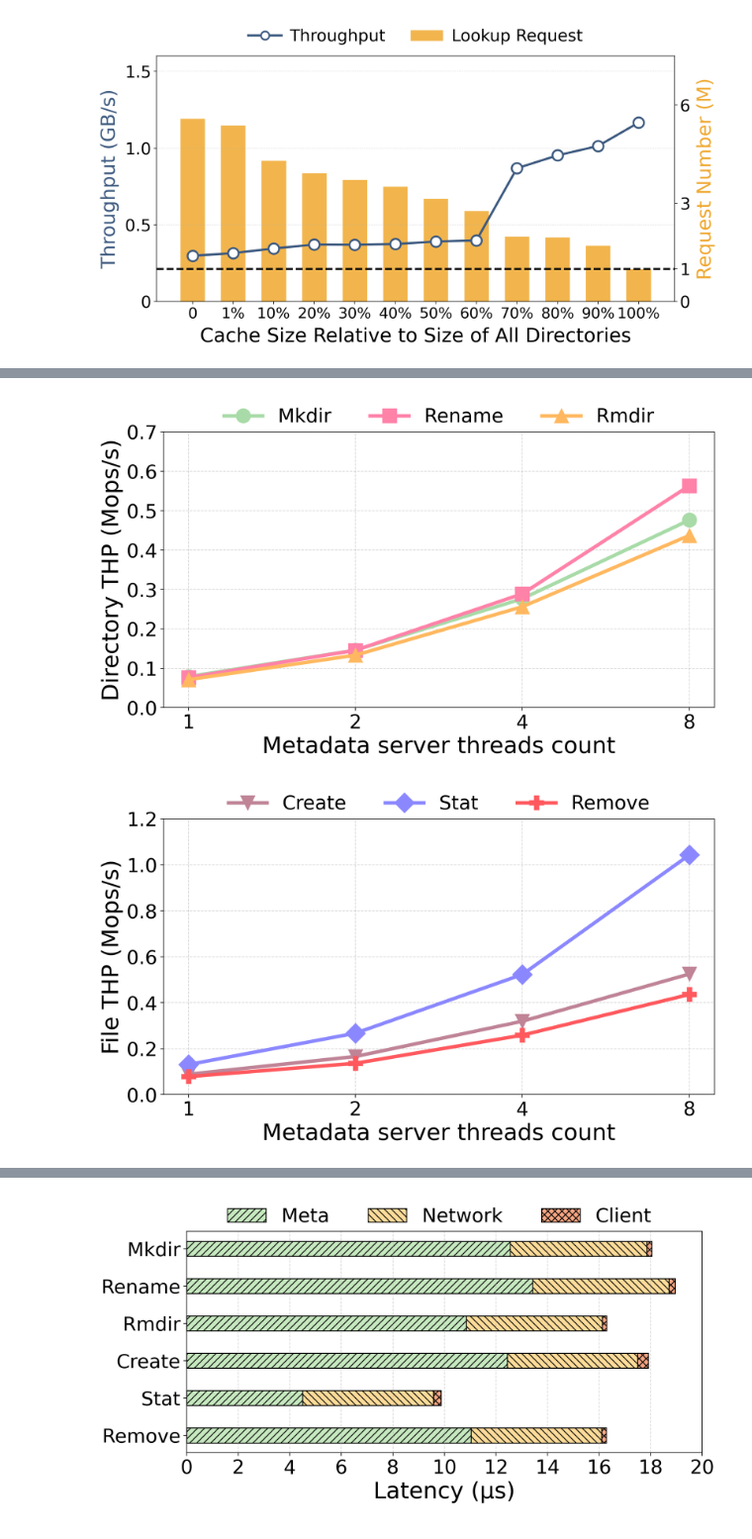
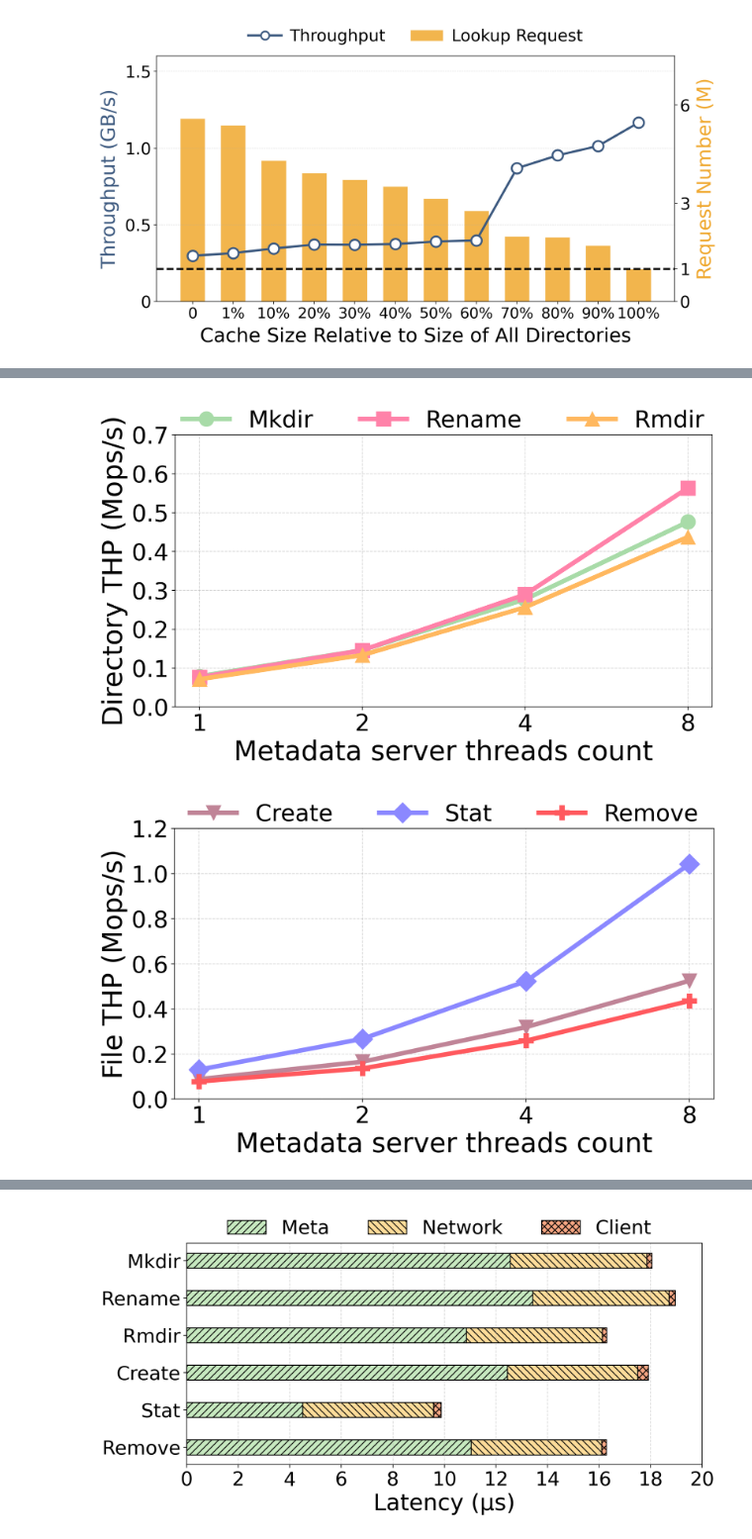
Before and after one commit to staxfs/StaxFS, a Jupyter notebook: scripts/statistics.ipynb, the cells around one changed output, grey strips where cells are left out. Shown at 99% size. Cells and saved outputs as stored; diff of their text form; code cells hidden in the pictures.

```diff
--- a/scripts/statistics.ipynb
+++ b/scripts/statistics.ipynb
@@ -781,24 +781,24 @@ for i in range(len(operations)):
         marker=markers[i],
         label=labels[i],
         markersize=16,
-        linewidth=4,
+        linewidth=5,
         color=colors[i]
     )
     handles1.append(h)
 
-plt.xticks(x_pos, x_values, fontsize=22)
-plt.yticks(fontsize=22)
-plt.xlabel("Metadata server threads count", fontsize=26)
-plt.ylabel("Directory THP (Mops/s)", fontsize=26)
+plt.xticks(x_pos, x_values, fontsize=26)
+plt.yticks(fontsize=26)
+plt.xlabel("Metadata server threads count", fontsize=30)
+plt.ylabel("Directory THP (Mops/s)", fontsize=30)
 plt.ylim(0, 0.7)
 plt.grid(linestyle="--", alpha=0.5)
 
 plt.legend(
     handles1, labels,
     ncol=3,
-    fontsize=22,
+    fontsize=26,
     loc='upper center',
-    bbox_to_anchor=(0.5,1.15),
+    bbox_to_anchor=(0.5,1.17),
     frameon=False,
     # handletextpad=0.2,   # marker 和文字之间
     # columnspacing=0.8
@@ -815,42 +815,42 @@ handles2 = []
 
 for i in range(len(operations2)):
     y_values = [d[operations2[i]] / 1_000_000 for d in datasets]
 
     h, = plt.plot(
         x_pos, y_values,
         marker=markers[i+3],
         label=labels2[i],
         markersize=16,
-        linewidth=4,
+        linewidth=5,
         color=colors[i + 3]
     )
     handles2.append(h)
 
-plt.xticks(x_pos, x_values, fontsize=22)
-plt.yticks(fontsize=22)
-plt.xlabel("Metadata server threads count", fontsize=26)
-plt.ylabel("File THP (Mops/s)", fontsize=26)
+plt.xticks(x_pos, x_values, fontsize=26)
+plt.yticks(fontsize=26)
+plt.xlabel("Metadata server threads count", fontsize=30)
+plt.ylabel("File THP (Mops/s)", fontsize=30)
 plt.ylim(0, 1.2)
 plt.grid(linestyle="--", alpha=0.5)
 
 plt.legend(
     handles2, labels2,
     ncol=3,
-    fontsize=22,
+    fontsize=26,
     loc='upper center',
-    bbox_to_anchor=(0.5,1.15),
+    bbox_to_anchor=(0.5,1.17),
     frameon=False,
     # handletextpad=0.2,   # marker 和文字之间
     # columnspacing=0.8
 )
 
 # plt.legend(handles2, labels2, loc='upper left', fontsize=24)
 
 plt.tight_layout()
 plt.show()
 # %% [output]
-[figure, old version]
+[figure, new version]
-[figure, old version]
+[figure, new version]
 # %%
 import matplotlib.pyplot as plt
 from matplotlib.ticker import FuncFormatter, LogLocator
```
Also changed, not shown: parts of 13 cells of this notebook, 5 other files.
